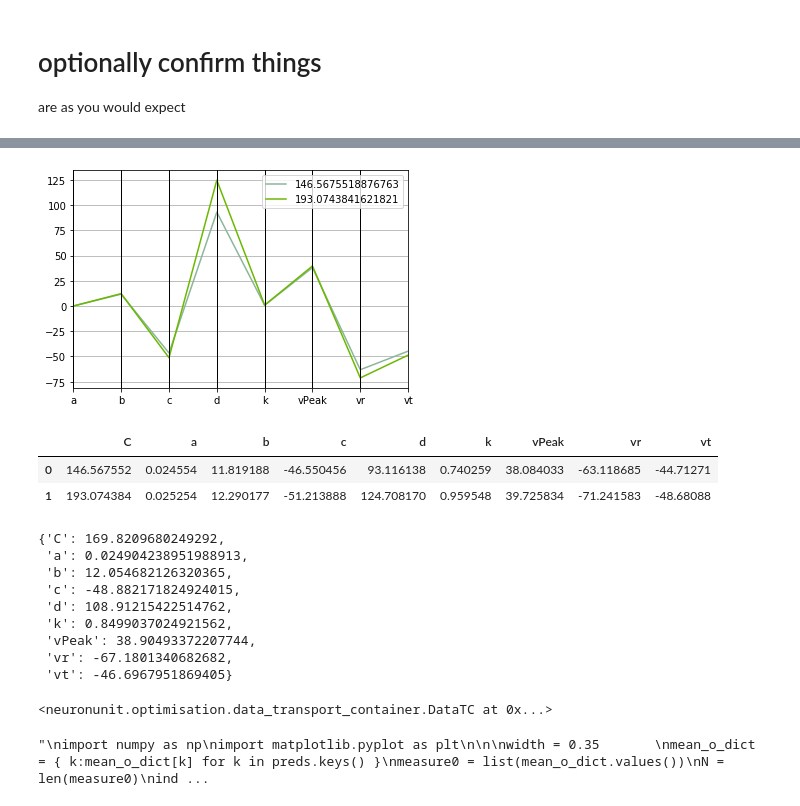
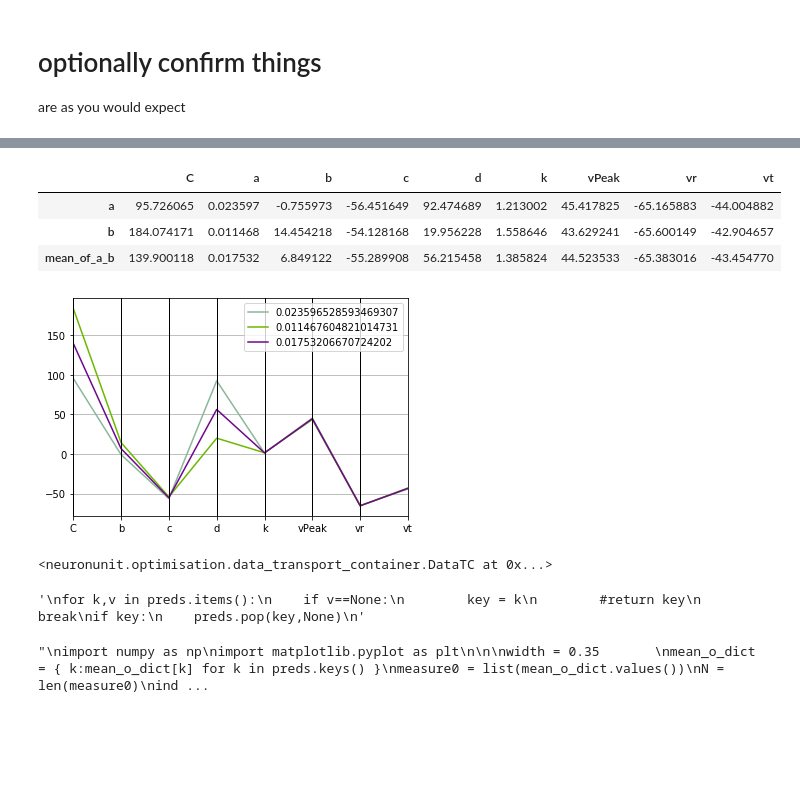
Before and after one commit to russelljjarvis/BluePyOptBU, a Jupyter notebook: examples/metaparameters/mean_parameter_mean_measurement.ipynb, the cells around one changed output, grey strips where cells are left out. Drawn from its saved outputs; the diff is of its cells as text; code cells hidden in the pictures; blank space fills up the shorter version.

```diff
--- a/examples/metaparameters/mean_parameter_mean_measurement.ipynb
+++ b/examples/metaparameters/mean_parameter_mean_measurement.ipynb
@@ -22,13 +22,7 @@ from neuronunit.optimisation.optimization_management import check_binary_match,
 from neuronunit.optimisation.model_parameters import MODEL_PARAMS
 from neuronunit.optimisation.data_transport_container import DataTC
 dtc = DataTC()
-'''
-MODEL_PARAMS["IZHI"].pop('C',None)
-MODEL_PARAMS["IZHI"].pop('k',None)
-MODEL_PARAMS["IZHI"].pop('vt',None)
-MODEL_PARAMS["IZHI"].pop('vr',None)
-MODEL_PARAMS["IZHI"].pop('vPeak',None)
-'''
+
 import numpy as np
 
 import copy
@@ -48,9 +46,10 @@ Instance two models with those parameters
 # %%
 model = "IZHI"
 # %%
+
 %%capture
 dist = 0
-while dist<28:
+while dist<110:
     nu_tests0, OM, target0 = test_all_objective_test(MODEL_PARAMS[model],
                                                    model_type=model,
                                                    protocol={'allen':False,'elephant':True})
@@ -64,10 +63,10 @@ while dist<28:
                                                    ,model_type=model,
                                                    protocol={'allen':False,'elephant':True})
 
-    target0.attrs.pop('dt',None)
-    target0.attrs.pop('Iext',None)
-    target1.attrs.pop('dt',None)
-    target1.attrs.pop('Iext',None)
+    #target0.attrs.pop('dt',None)
+    #target0.attrs.pop('Iext',None)
+    #target1.attrs.pop('dt',None)
+    #target1.attrs.pop('Iext',None)
 
     a = np.array(list(target0.attrs.values()))
     b = np.array(list(target1.attrs.values()))
@@ -200,50 +148,24 @@ InjectedCurrentAPThresholdTest -22.035985476348323 mV
 # %%
 plt.figure()
 import pandas as pd
 
-df = pd.DataFrame([target0.attrs,target1.attrs])
+df = pd.DataFrame([target0.attrs,target1.attrs,mean_a_dict],index=['a','b','mean_of_a_b'])
+df.rename(index={'2': 'mean of 0 and 1'},inplace= True)
+df
+
 
 import matplotlib.pyplot as plt
 from pandas.plotting import parallel_coordinates
-
-parallel_coordinates(df,list(df.columns)[0])
+first = list(df.columns)
+parallel_coordinates(df,'a')
 #plt.semilogy()
-plt.show()
 df
 # %% [output]
+|  | C | a | b | c | d | k | vPeak | vr | vt |
+| a | 95.726065 | 0.023597 | -0.755973 | -56.451649 | 92.474689 | 1.213002 | 45.417825 | -65.165883 | -44.004882 |
+| b | 184.074171 | 0.011468 | 14.454218 | -54.128168 | 19.956228 | 1.558646 | 43.629241 | -65.600149 | -42.904657 |
+| mean_of_a_b | 139.900118 | 0.017532 | 6.849122 | -55.289908 | 56.215458 | 1.385824 | 44.523533 | -65.383016 | -43.454770 |
-[figure, old version]
+[figure, new version]
-|  | C | a | b | c | d | k | vPeak | vr | vt |
-| 0 | 146.567552 | 0.024554 | 11.819188 | -46.550456 | 93.116138 | 0.740259 | 38.084033 | -63.118685 | -44.71271 |
-| 1 | 193.074384 | 0.025254 | 12.290177 | -51.213888 | 124.708170 | 0.959548 | 39.725834 | -71.241583 | -48.68088 |
-# %%
-
-nu_tests1 = list(nu_tests1.values())
-nu_tests0 = list(nu_tests0.values())
-
-mean_o_dict={}
-for o0,o1 in zip(nu_tests0,nu_tests1):
-    mean_o_dict[o1.name] = np.mean([o0.observation['mean'],o1.observation['mean']])*o0.observation['mean'].units
-mean_o_dict
-new_tests = copy.copy(nu_tests0)
-
-for t0 in new_tests:
-    t0.observation = {}
-    t0.observation['mean'] = mean_o_dict[t0.name]
-
-mean_a_dict={}
-for k,v in target0.attrs.items():
-    mean_a_dict[k] = np.mean([v,target1.attrs[k]])
-mean_a_dict
-# %% [output]
-{'C': 169.8209680249292,
- 'a': 0.024904238951988913,
- 'b': 12.054682126320365,
- 'c': -48.882171824924015,
- 'd': 108.91215422514762,
- 'k': 0.8499037024921562,
- 'vPeak': 38.90493372207744,
- 'vr': -67.1801340682682,
- 'vt': -46.6967951869405}
 # %%
 mean_o_dict;
 # %%
@@ -267,7 +189,18 @@ for t in new_tests:
             preds[t.name] = t.generate_prediction(m)['value']
         except:
             pass
-preds;
+preds
+'''
+for k,v in preds.items():
+    if v==None:
+        key = k
+        #return key
+        break
+if key:
+    preds.pop(key,None)
+'''
+# %% [output]
+'\nfor k,v in preds.items():\n    if v==None:\n        key = k\n        #return key\n        break\nif key:\n    preds.pop(key,None)\n'
 # %%
 '''
 import numpy as np
```
Also changed, not shown: parts of 28 cells of this notebook.
